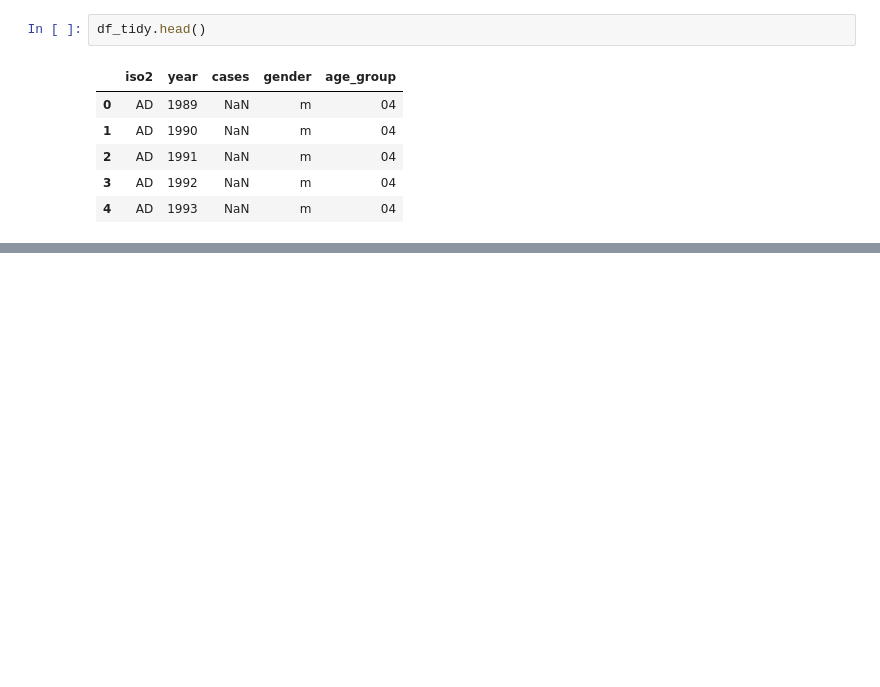
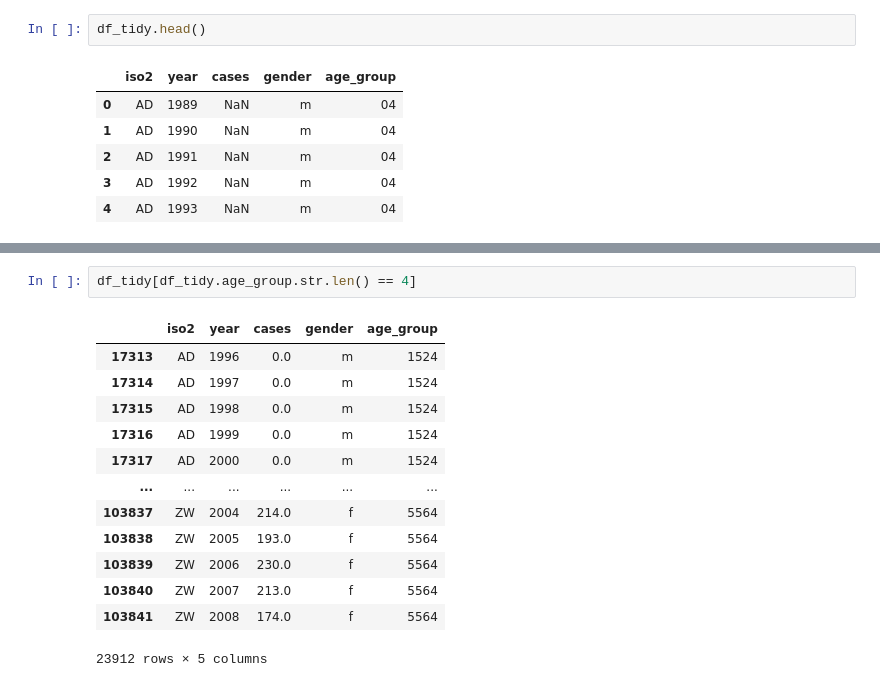
Before and after one commit to patonov/Data_Science-July_2024, a Jupyter notebook: TuberculosisDataTidyingAndCleaning.ipynb, the cells around one changed output, grey strips where cells are left out. Saved outputs shown, nothing was run; the diff lists cells and outputs as text; blank space fills up the shorter version.

```diff
--- a/TuberculosisDataTidyingAndCleaning.ipynb
+++ b/TuberculosisDataTidyingAndCleaning.ipynb
@@ -81,0 +133,16 @@ df_tidy.head()
+# %%
+df_tidy[df_tidy.age_group.str.len() == 4]
+# %% [output]
+|  | iso2 | year | cases | gender | age_group |
+| 17313 | AD | 1996 | 0.0 | m | 1524 |
+| 17314 | AD | 1997 | 0.0 | m | 1524 |
+| 17315 | AD | 1998 | 0.0 | m | 1524 |
+| 17316 | AD | 1999 | 0.0 | m | 1524 |
+| 17317 | AD | 2000 | 0.0 | m | 1524 |
+| ... | ... | ... | ... | ... | ... |
+| 103837 | ZW | 2004 | 214.0 | f | 5564 |
+| 103838 | ZW | 2005 | 193.0 | f | 5564 |
+| 103839 | ZW | 2006 | 230.0 | f | 5564 |
+| 103840 | ZW | 2007 | 213.0 | f | 5564 |
+| 103841 | ZW | 2008 | 174.0 | f | 5564 |
+23912 rows × 5 columns
```
Also changed, not shown: parts of 19 cells of this notebook.
